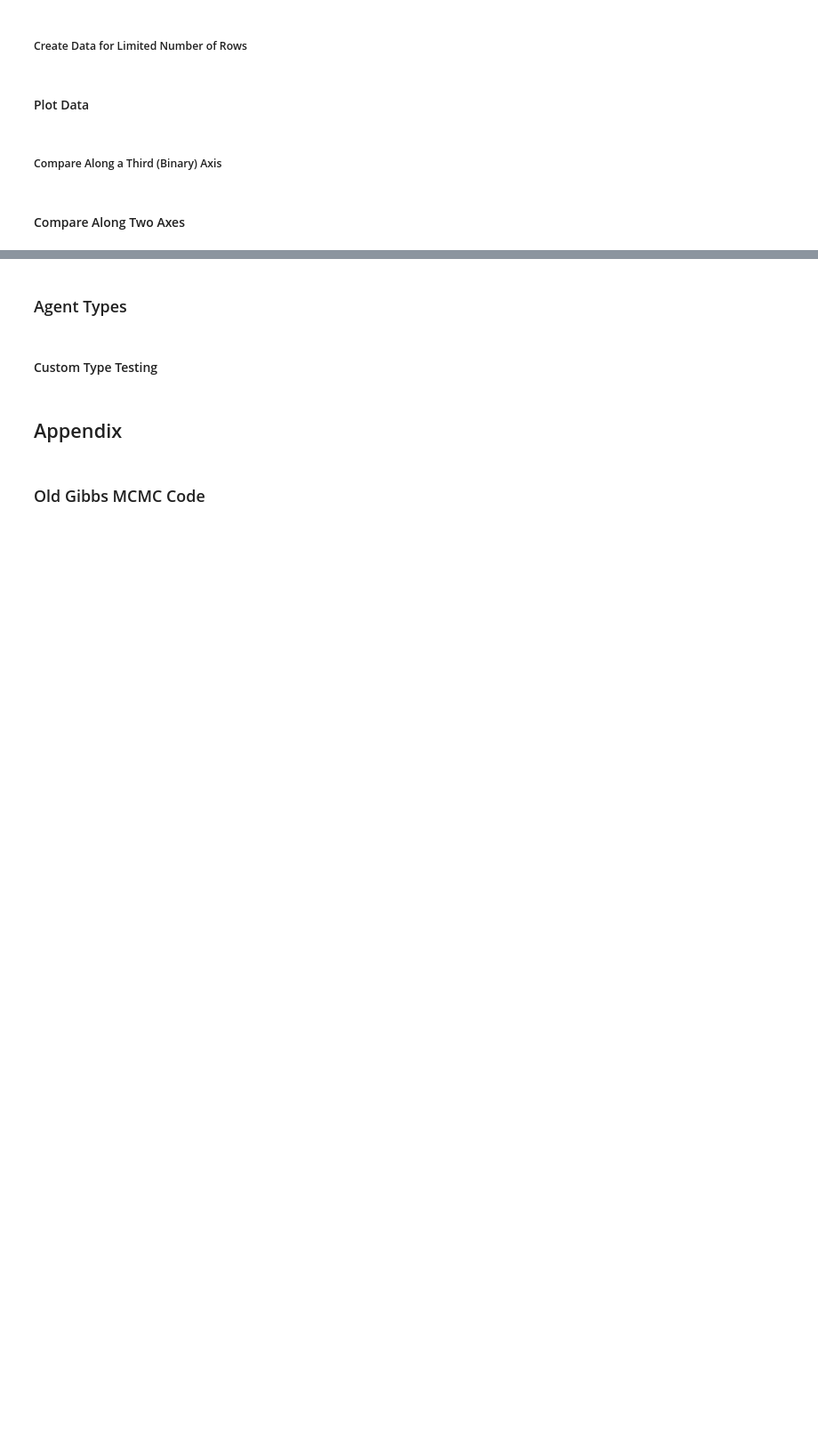
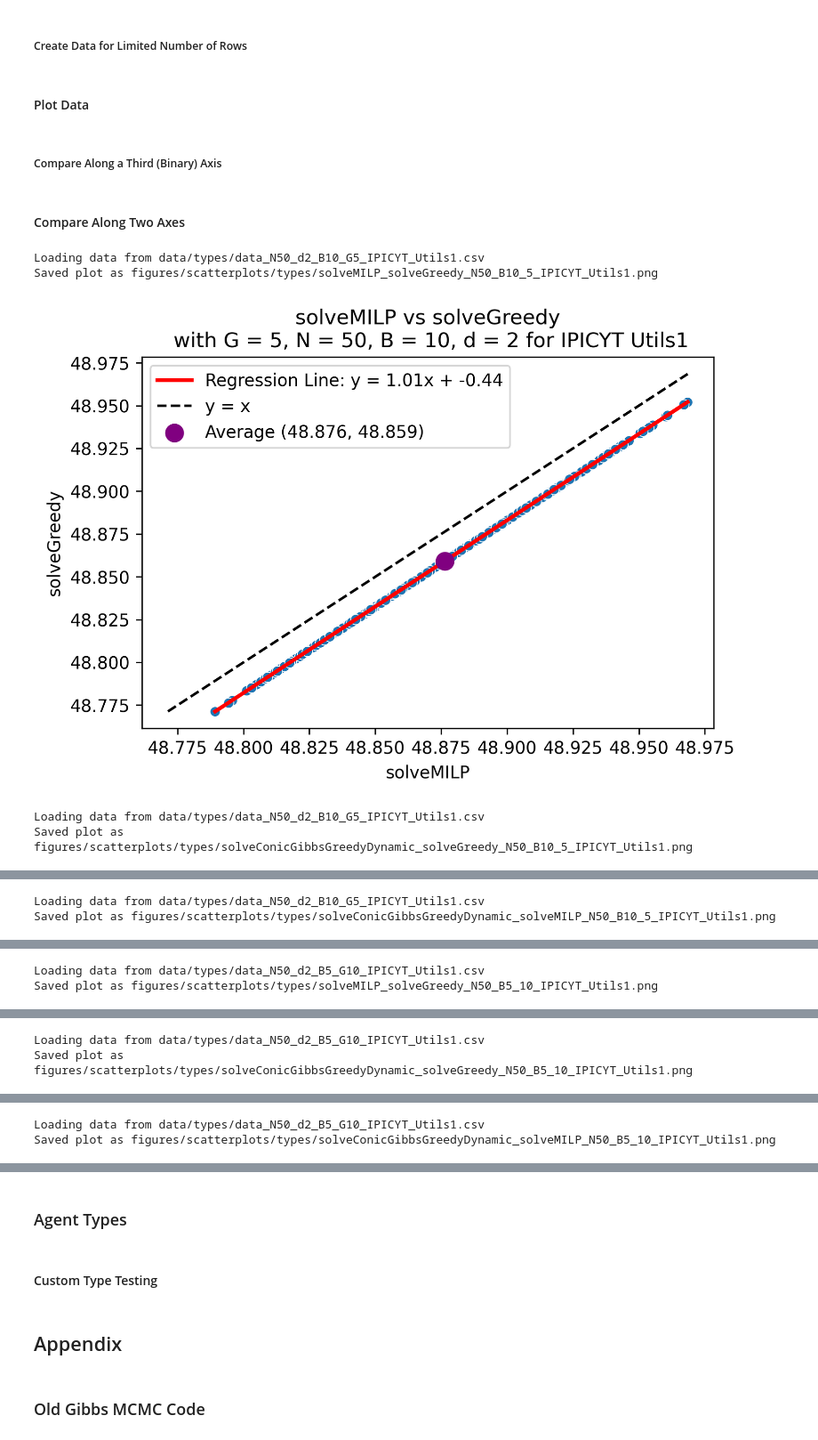
Before and after one commit to nrlopez03/pooled-testing, a Jupyter notebook: Pooled_Testing_Strategies.ipynb, the cells around one changed output, grey strips where cells are left out. Shown at 89% size. Saved outputs shown, nothing was run; the diff lists cells and outputs as text; code cells hidden in the pictures; blank space fills up the shorter version.

Commit message:
new scatterplots for ipicyt testing

```diff
--- a/Pooled_Testing_Strategies.ipynb
+++ b/Pooled_Testing_Strategies.ipynb
@@ -2797,6 +2797,10 @@ def plot_results(x_func, y_func, combo):
     d = combo['d']
     B = combo['B']
     G = combo['G']
+    types = combo['types'] if 'types' in combo.keys() else False
+    real_world = combo['real_world'] if 'real_world' in combo.keys() else ''
+
+    filename = create_filename(N, d, B, G, types=types, real_world=real_world)
 
     # Load the DataFrame from the CSV file
     if os.path.exists(filename):
@@ -2833,39 +2837,51 @@ def plot_results(x_func, y_func, combo):
         avg_x = df_filtered[x_func.__name__].mean()
         avg_y = df_filtered[y_func.__name__].mean()
         plt.scatter(avg_x, avg_y, color='purple', s=100, zorder=5, label=f'Average ({avg_x:.3f}, {avg_y:.3f})')
 
         # Add labels and title
         plt.xlabel(x_func.__name__)
         plt.ylabel(y_func.__name__)
-        plt.title(f'{x_func.__name__} vs {y_func.__name__}\n with G = {G}, N = {N}, B = {B}, d = {d}')
+        extra_title = ' for' + real_world.replace("_", " ") if real_world != '' else ''
+        title = f'{x_func.__name__} vs {y_func.__name__}\n with G = {G}, N = {N}, B = {B}, d = {d}' + extra_title
+        plt.title(title)
 
         # Add legend for the new elements
         plt.legend()
 
         # Save the plot with the desired filename format
-        save_filename = f"figures/scatterplots/{x_func.__name__}_{y_func.__name__}_N{N}_B{B}.png"
+        folder = 'figures/scatterplots/types/' if types else 'figures/scatterplots/'
+        save_filename = f"{folder}{x_func.__name__}_{y_func.__name__}_N{N}_B{B}_{G}{real_world}.png"
         plt.savefig(save_filename)
         print(f"Saved plot as {save_filename}")
 
         # Show plot
         plt.show()
 
 
 # Example combos to test the plotting function
-combos = [{'N': 3, 'd': 2, 'B': 2, 'G': 3}, {'N': 5, 'd': 2, 'B': 3, 'G': 5}]
+combos = [{'N': 50, 'd': 2, 'B': 10, 'G': 5, 'types':True, 'real_world':'_IPICYT_Utils1'}, {'N': 50, 'd': 2, 'B': 5, 'G': 10, 'types':True, 'real_world':'_IPICYT_Utils1'}]
 for combo in combos:
     # plot_results(solveStaticNonOverlap, solveStaticNoPool, combo)
     # plot_results(solveDynamic, solveStaticOverlap, combo)
     # plot_results(solveDynamic, solveGreedyDynamic, combo)
     # plot_results(solveDynamic, maxUtil, combo)
     # plot_results(solveStaticOverlap, solveStaticNonOverlap, combo)
     # plot_results(solveDynamic, solveNN, combo)
     # plot_results(solveStaticNonOverlap, solveNN, combo)
     # plot_results(solveStaticOverlap, solveNN, combo)
     # plot_results_compare(solveGreedyDynamic, solveNN, combo, solveDynamic)
-    plot_results(solveDynamic, solveConicGibbsGreedyDynamic, combo)
-    plot_results(solveStaticNonOverlap, solveConicGibbsGreedyDynamic, combo)
-    plot_results(solveStaticOverlap, solveConicGibbsGreedyDynamic, combo)
-    # plot_results_compare(solveGreedyDynamic, solveRLDynamic, combo, solveDynamic)
-    plot_results(solveNN, solveConicGibbsGreedyDynamic, combo)
-    plot_results(solveRLDynamic, solveConicGibbsGreedyDynamic, combo)
+    # plot_results(solveDynamic, solveConicGibbsGreedyDynamic, combo)
+    # plot_results(solveStaticNonOverlap, solveConicGibbsGreedyDynamic, combo)
+    # plot_results(solveStaticOverlap, solveConicGibbsGreedyDynamic, combo)
+    # # plot_results_compare(solveGreedyDynamic, solveRLDynamic, combo, solveDynamic)
+    # plot_results(solveNN, solveConicGibbsGreedyDynamic, combo)
+    # plot_results(solveRLDynamic, solveConicGibbsGreedyDynamic, combo)
+    plot_results(solveMILP, solveGreedy, combo)
+    plot_results(solveConicGibbsGreedyDynamic, solveGreedy, combo)
+    plot_results(solveConicGibbsGreedyDynamic, solveMILP, combo)
+# %% [output]
+Loading data from data/types/data_N50_d2_B10_G5_IPICYT_Utils1.csv
+Saved plot as figures/scatterplots/types/solveMILP_solveGreedy_N50_B10_5_IPICYT_Utils1.png
+[figure, added]
+Loading data from data/types/data_N50_d2_B10_G5_IPICYT_Utils1.csv
+Saved plot as figures/scatterplots/types/solveConicGibbsGreedyDynamic_solveGreedy_N50_B10_5_IPICYT_Utils1.png
@@ -2871,0 +2889,2 @@ for combo in combos:
+Loading data from data/types/data_N50_d2_B10_G5_IPICYT_Utils1.csv
+Saved plot as figures/scatterplots/types/solveConicGibbsGreedyDynamic_solveMILP_N50_B10_5_IPICYT_Utils1.png
@@ -2871,0 +2892,2 @@ for combo in combos:
+Loading data from data/types/data_N50_d2_B5_G10_IPICYT_Utils1.csv
+Saved plot as figures/scatterplots/types/solveMILP_solveGreedy_N50_B5_10_IPICYT_Utils1.png
@@ -2871,0 +2895,2 @@ for combo in combos:
+Loading data from data/types/data_N50_d2_B5_G10_IPICYT_Utils1.csv
+Saved plot as figures/scatterplots/types/solveConicGibbsGreedyDynamic_solveGreedy_N50_B5_10_IPICYT_Utils1.png
@@ -2871,0 +2898,2 @@ for combo in combos:
+Loading data from data/types/data_N50_d2_B5_G10_IPICYT_Utils1.csv
+Saved plot as figures/scatterplots/types/solveConicGibbsGreedyDynamic_solveMILP_N50_B5_10_IPICYT_Utils1.png
```
Also changed, not shown: parts of 1 cell of this notebook, 18 other files.
